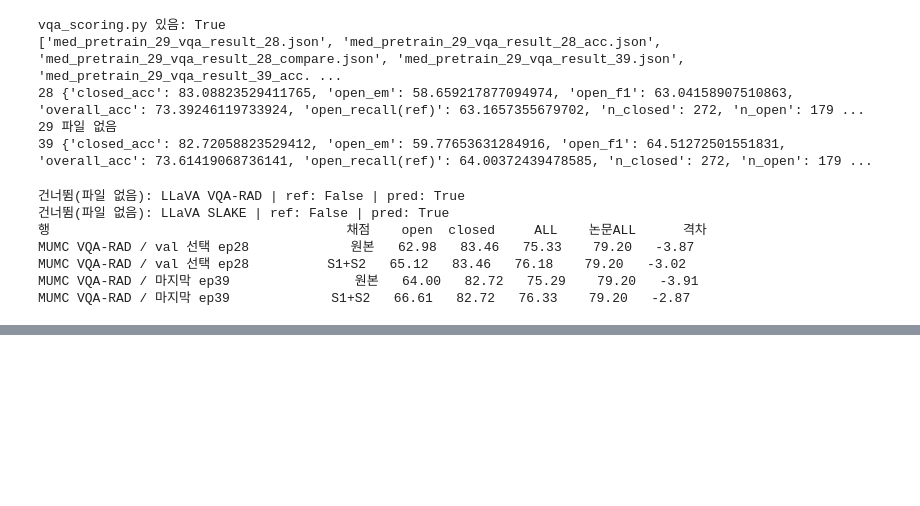
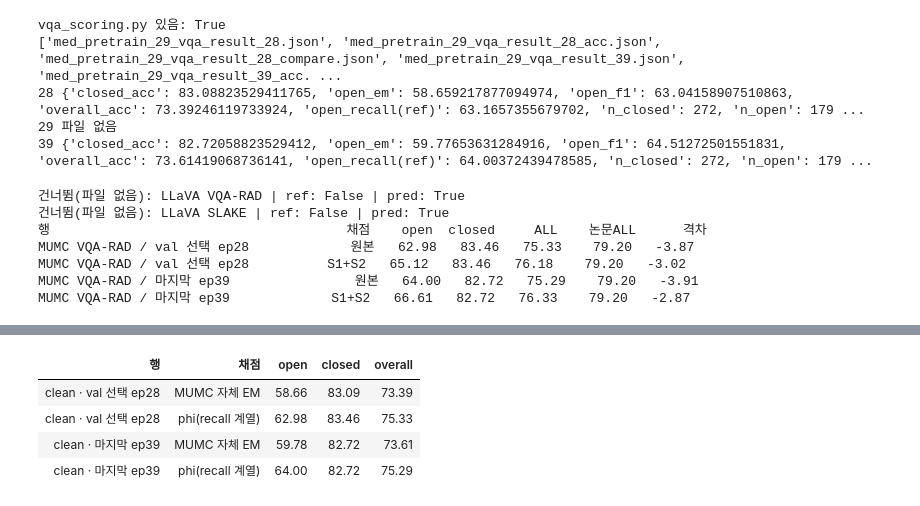
Before and after one commit to MinseongKim-dev/Expert-CFG, a Jupyter notebook: MUMC_expert_cfg_reproduction.ipynb, the cells around one changed output, grey strips where cells are left out. Saved outputs shown, nothing was run; the diff lists cells and outputs as text; code cells hidden in the pictures; blank space fills up the shorter version.

```diff
--- a/MUMC_expert_cfg_reproduction.ipynb
+++ b/MUMC_expert_cfg_reproduction.ipynb
@@ -1248,3 +1248,91 @@ MUMC VQA-RAD / val 선택 ep28             원본   62.98   83.46   75.33    79.
 MUMC VQA-RAD / val 선택 ep28          S1+S2   65.12   83.46   76.18    79.20   -3.02
 MUMC VQA-RAD / 마지막 ep39                원본   64.00   82.72   75.29    79.20   -3.91
 MUMC VQA-RAD / 마지막 ep39             S1+S2   66.61   82.72   76.33    79.20   -2.87
+# %%
+# 10. MUMC VQA-RAD 재채점 — A: 논문 재현(MUMC 원래 프로토콜 · 원래 채점) / B: 교수님 규칙(clean) (GPU 불필요)
+#  A (재현 판정에 쓴다): paper 프로토콜(train+val 학습, 후보 = train+val+test 정답) + MUMC 자체 채점(정답 완전일치, vqaEval).
+#     원 레포는 epoch 마다 test 를 채점해 최고를 보고하는 구조라, 마지막 epoch 와 "저장된 test epoch 중 최고"를 모두 적는다 (후자는 test 로 고른 값 — 원 방식 모사, 규칙 비준수).
+#  B (규칙 준수 행): clean 프로토콜(train 만 학습, 후보 = train 정답, val 로 epoch 선택). 같은 예측을 phi · 통일 채점으로도 본다.
+# 논문 수치는 MODEL_RUN_GUIDE 인용값이며 원문 대조 전이다.
+import os, sys, re, glob, json, subprocess, importlib
+import numpy as np, pandas as pd
+from IPython.display import display
+if not os.path.isdir('/content/Expert-CFG'):
+    subprocess.run(['git', 'clone', '-b', 'VQA_RAD_reproduction', 'https://github.com/MinseongKim-dev/Expert-CFG', '/content/Expert-CFG'], check=True)
+if '/content/Expert-CFG' not in sys.path: sys.path.insert(0, '/content/Expert-CFG')
+import vqa_scoring as vs; importlib.reload(vs)
+assert hasattr(vs, 'summarize_unified') and hasattr(vs, 'score_native'), 'vqa_scoring.py 가 옛 버전입니다 — 새 파일을 /content/Expert-CFG 에 올리세요'
+
+D = '/content/drive/MyDrive'
+TEST, VAL, TRAIN = (f'{D}/vqarad_common/{s}set.json' for s in ('test', 'val', 'train'))
+PAPER_M = {'open': 71.50, 'closed': 84.20, 'overall': 79.20}
+
+def epochs(R, kind):
+    pat = re.compile(rf'_{kind}_result_(\d+)\.json$')
+    return {int(pat.search(f).group(1)): f for f in glob.glob(f'{R}/*.json') if pat.search(f)}
+
+def val_selected(R):
+    vals = epochs(R, 'val')
+    if not vals: return None
+    gt = {int(r['qid']): vs.pre_answer(r['answer']) for r in json.load(open(VAL))}
+    ok = {ep: sum(vs.pre_answer(r['answer']) == gt[int(r['qid'])] for r in json.load(open(f))) for ep, f in vals.items()}
+    return max(sorted(ok), key=lambda e: (ok[e], -e))
+
+def native_row(name, rec):
+    m = vs.summarize(rec, vs.score_native)
+    return {'행': name, 'open': m['open'], 'closed': m['closed'], 'overall': m['overall'],
+            'Δopen': m['open'] - PAPER_M['open'], 'Δclosed': m['closed'] - PAPER_M['closed'], 'Δoverall': m['overall'] - PAPER_M['overall']}
+fmt = {c_: '{:.2f}' for c_ in ('open', 'closed', 'overall')} | {c_: '{:+.2f}' for c_ in ('Δopen', 'Δclosed', 'Δoverall')}
+
+# ── A ──
+RA = f'{D}/expert_cfg_mumc/output/rad_common_paper/result'
+testsA = epochs(RA, 'vqa')
+rowsA = []
+if testsA:
+    scored = {ep: vs.load_mumc(TEST, f) for ep, f in testsA.items()}
+    last = max(scored)
+    rowsA.append(native_row(f'paper 프로토콜 · 마지막 ep{last}', scored[last]))
+    best = max(scored, key=lambda e: vs.summarize(scored[e], vs.score_native)['overall'])
+    if best != last:
+        rowsA.append(native_row(f'paper 프로토콜 · 저장된 test epoch 중 최고 ep{best} (test 로 고름)', scored[best]))
+    print('저장된 test epoch:', sorted(scored))
+    print('\n■ A. 논문 재현 판정 — MUMC 원래 프로토콜 + 원래 채점 (논문: open 71.50 / closed 84.20 / overall 79.20)  ※ 규칙 완화(후보에 test 정답, train+val 학습)')
+    display(pd.DataFrame(rowsA).style.format(fmt).hide(axis='index'))
+else:
+    print('A 결과 없음:', RA, '— paper 프로토콜 학습 결과 폴더와 이름을 확인하세요')
+
+# ── B ──
+RB = f'{D}/expert_cfg_mumc/output/rad_common/result'
+testsB = epochs(RB, 'vqa'); runsB = {}
+if testsB:
+    sel = val_selected(RB)
+    if sel is not None and sel in testsB: runsB[f'clean · val 선택 ep{sel}'] = vs.load_mumc(TEST, testsB[sel])
+    runsB[f'clean · 마지막 ep{max(testsB)}'] = vs.load_mumc(TEST, testsB[max(testsB)])
+    SC = (('MUMC 자체 EM', vs.score_native), ('phi(recall 계열)', vs.score_phi))
+    rows_ = []
+    for name, rec in runsB.items():
+        for lab, sc in SC:
+            m = vs.summarize(rec, sc)
+            rows_.append({'행': name, '채점': lab, 'open': m['open'], 'closed': m['closed'], 'overall': m['overall']})
+    print('\n■ B. 교수님 규칙(clean) — 규칙 준수 행. 논문과의 직접 비교는 하지 않는다(프로토콜이 다름)')
+    display(pd.DataFrame(rows_).style.format({c_: '{:.2f}' for c_ in ('open', 'closed', 'overall')}).hide(axis='index'))
+    U = []
+    for name, rec in runsB.items():
+        m = vs.summarize_unified(rec)
+        U.append({'행': name, 'closed acc': m['closed_acc'], 'open EM': m['open_em'], 'open F1': m['open_f1'], 'overall acc': m['overall_acc'], 'open recall(참고)': m['open_recall(ref)']})
+    print('\n■ B. 통일 채점 (교수님 지침: closed accuracy, open EM · F1)')
+    display(pd.DataFrame(U).style.format({c_: '{:.2f}' for c_ in U[0] if c_ != '행'}).hide(axis='index'))
+else:
+    print('B 결과 없음:', RB)
+
+# 후보 목록 상한 — MUMC 는 후보 중에서 고르므로 test 정답이 후보에 없으면 맞힐 수 없다
+tr, va, te = (json.load(open(f)) for f in (TRAIN, VAL, TEST))
+op = lambda d: [vs.pre_answer(r['answer']) for r in d if r['answer_type'].upper() == 'OPEN']
+allp = lambda d: {vs.pre_answer(r['answer']) for r in d}
+cand_tr = allp(tr); cand_trva = cand_tr | allp(va)
+t_open = op(te)
+print('\n■ test open 정답이 후보 목록에 있는 비율 (open EM 의 상한)')
+print(f'  후보 = train 정답만 (clean)        : {100 * np.mean([a in cand_tr for a in t_open]):.1f}%')
+print(f'  후보 = train+val 정답              : {100 * np.mean([a in cand_trva for a in t_open]):.1f}%')
+print( '  후보 = train+val+test 정답 (paper) : 100.0%')
+# %% [output]
@@ -1250,0 +1345,5 @@ MUMC VQA-RAD / 마지막 ep39             S1+S2   66.61   82.72   76.33    79.20
+| 행 | 채점 | open | closed | overall |
+| clean · val 선택 ep28 | MUMC 자체 EM | 58.66 | 83.09 | 73.39 |
+| clean · val 선택 ep28 | phi(recall 계열) | 62.98 | 83.46 | 75.33 |
+| clean · 마지막 ep39 | MUMC 자체 EM | 59.78 | 82.72 | 73.61 |
+| clean · 마지막 ep39 | phi(recall 계열) | 64.00 | 82.72 | 75.29 |
```
Also changed, not shown: parts of 3 cells of this notebook, 5 other files.
